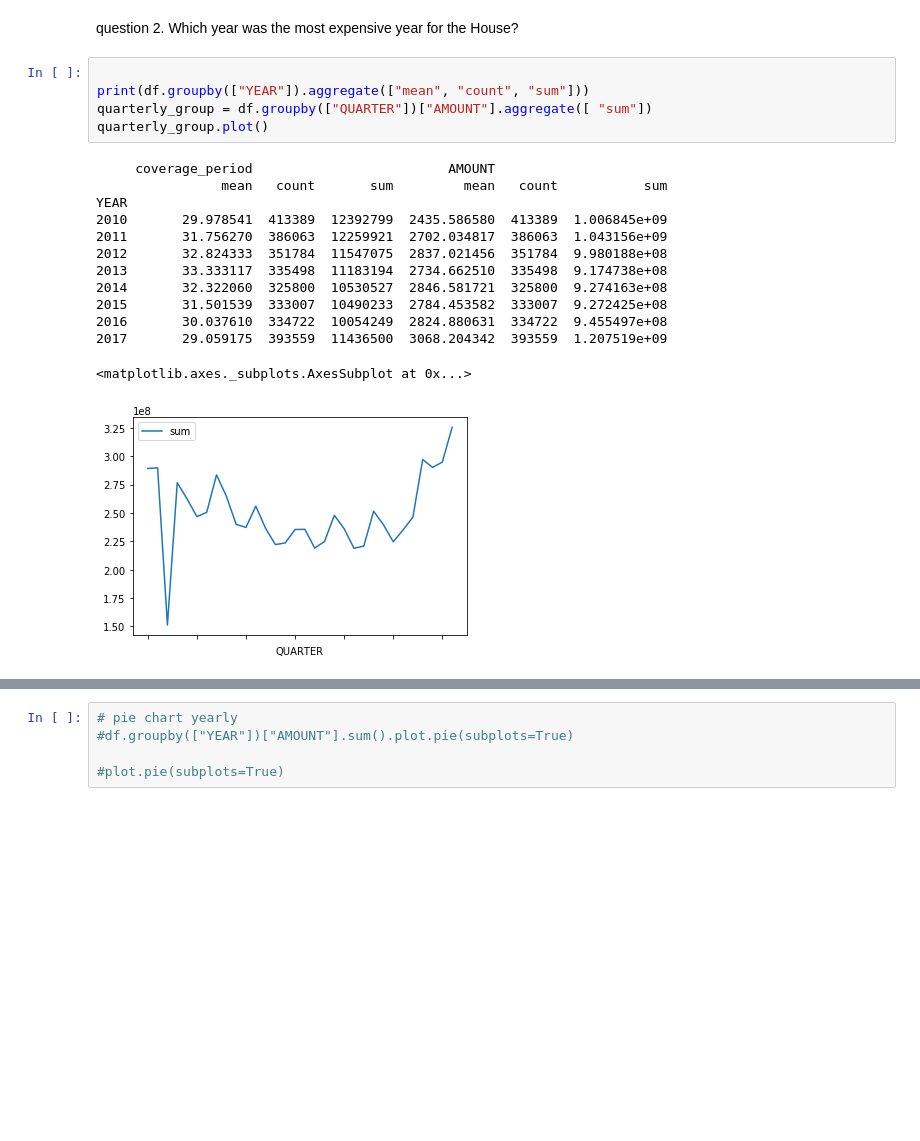
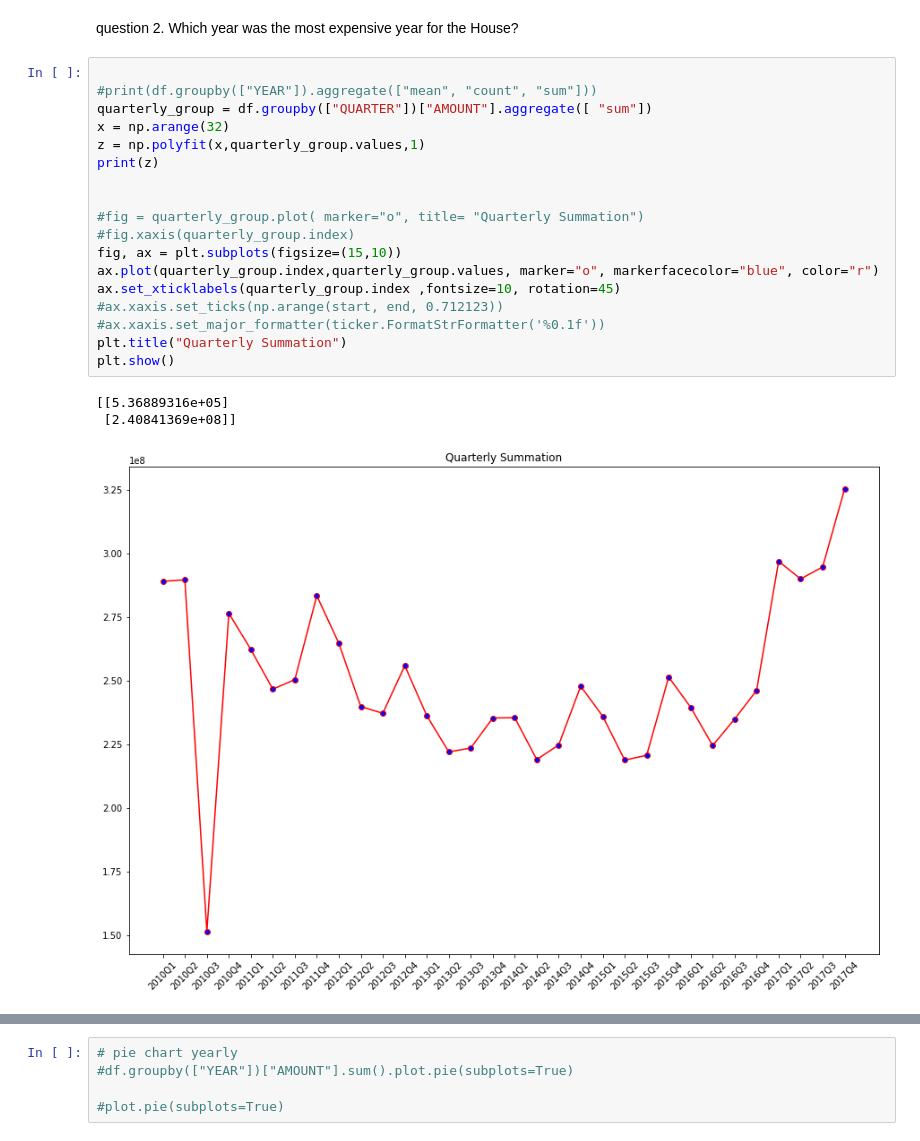
Before and after one commit to arminkhayyer/Information-Technology-Dr-Smith, a Jupyter notebook: Project2 notebook.ipynb, the cells around one changed output, grey strips where cells are left out. Cells and saved outputs as stored; diff of their text form; blank space fills up the shorter version.

```diff
--- a/Project2 notebook.ipynb
+++ b/Project2 notebook.ipynb
@@ -51,24 +48,27 @@ No handles with labels found to put in legend.
 # %% [markdown]
 question 2. Which year was the most expensive year for the House?
-# %%
-
-print(df.groupby(["YEAR"]).aggregate(["mean", "count", "sum"]))
-quarterly_group = df.groupby(["QUARTER"])["AMOUNT"].aggregate([ "sum"])
-quarterly_group.plot()
-# %% [output]
-     coverage_period                         AMOUNT
-                mean   count       sum         mean   count           sum
-YEAR
-2010       29.978541  413389  12392799  2435.586580  413389  1.006845e+09
-2011       31.756270  386063  12259921  2702.034817  386063  1.043156e+09
-2012       32.824333  351784  11547075  2837.021456  351784  9.980188e+08
-2013       33.333117  335498  11183194  2734.662510  335498  9.174738e+08
-2014       32.322060  325800  10530527  2846.581721  325800  9.274163e+08
-2015       31.501539  333007  10490233  2784.453582  333007  9.272425e+08
-2016       30.037610  334722  10054249  2824.880631  334722  9.455497e+08
-2017       29.059175  393559  11436500  3068.204342  393559  1.207519e+09
-<matplotlib.axes._subplots.AxesSubplot at 0x...>
-[figure, removed]
+# %%
+
+#print(df.groupby(["YEAR"]).aggregate(["mean", "count", "sum"]))
+quarterly_group = df.groupby(["QUARTER"])["AMOUNT"].aggregate([ "sum"])
+x = np.arange(32)
+z = np.polyfit(x,quarterly_group.values,1)
+print(z)
+
+
+#fig = quarterly_group.plot( marker="o", title= "Quarterly Summation")
+#fig.xaxis(quarterly_group.index)
+fig, ax = plt.subplots(figsize=(15,10))
+ax.plot(quarterly_group.index,quarterly_group.values, marker="o", markerfacecolor="blue", color="r")
+ax.set_xticklabels(quarterly_group.index ,fontsize=10, rotation=45)
+#ax.xaxis.set_ticks(np.arange(start, end, 0.712123))
+#ax.xaxis.set_major_formatter(ticker.FormatStrFormatter('%0.1f'))
+plt.title("Quarterly Summation")
+plt.show()
+# %% [output]
+[[5.36889316e+05]
+ [2.40841369e+08]]
+[figure, added]
 # %%
 import matplotlib.pyplot as plt
 
```
Also changed, not shown: parts of 14 cells of this notebook, 8 other files.
